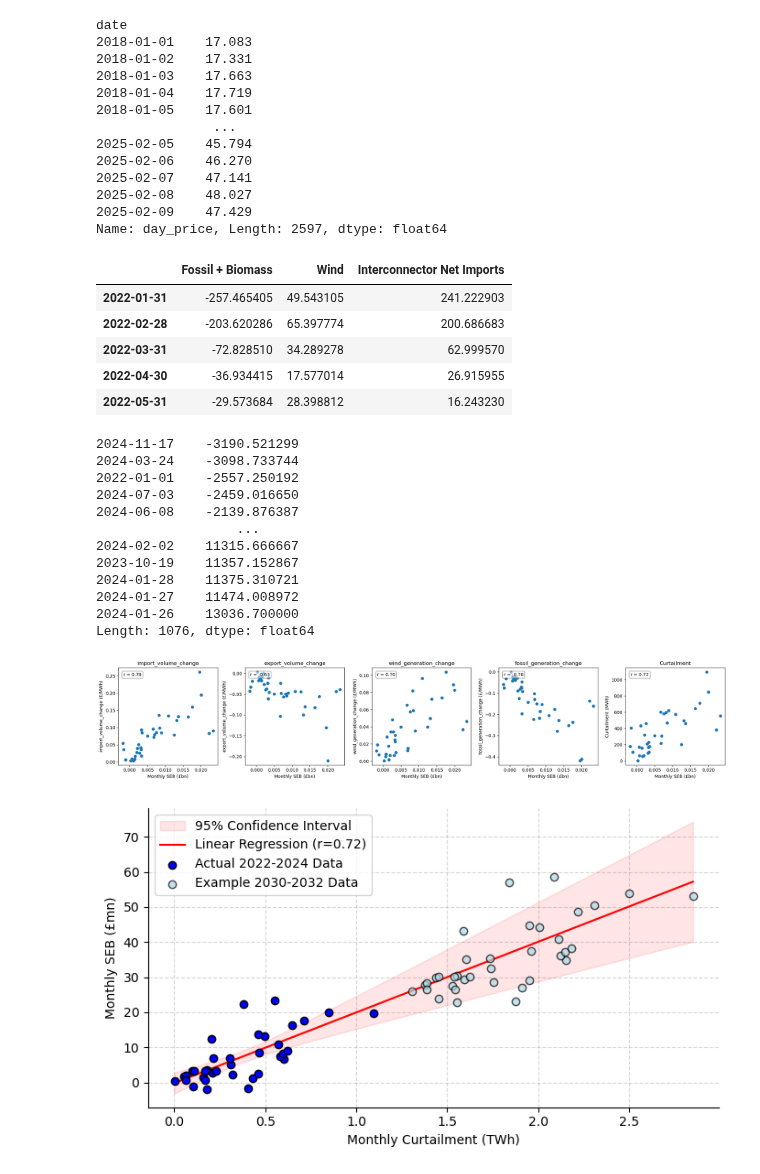
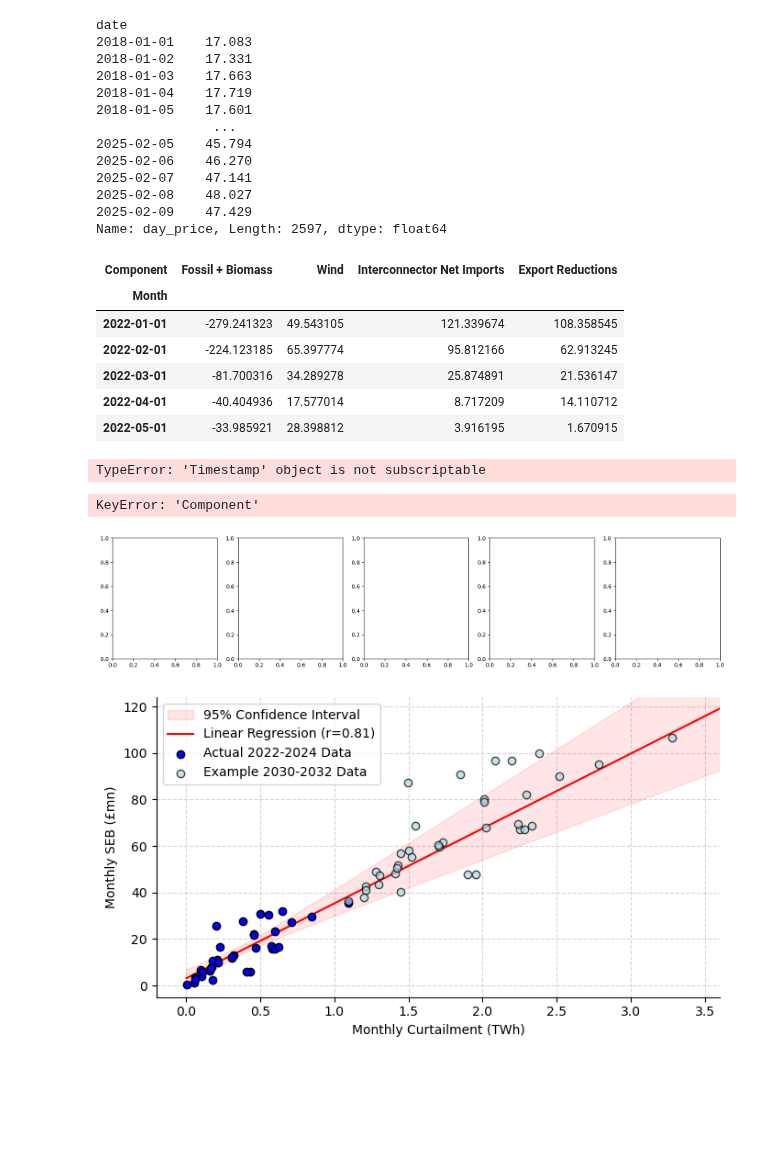
Before and after one commit to LukasFrankenQ/GBPower, a Jupyter notebook: notebooks/get_total_results.ipynb, the cells around one changed output. Cells and saved outputs as stored; diff of their text form; code cells hidden in the pictures; blank space fills up the shorter version.

Commit message:
added marginal cost tracking

```diff
--- a/notebooks/get_total_results.ipynb
+++ b/notebooks/get_total_results.ipynb
@@ -1167,7 +1161,7 @@ thermal_costs.head()
 # %%
 def get_balancing_cost(day, energy_volume, balancing_actions, thermal_costs):
     """
-    Calculate the balancing cost for a given day and energy volume.
+    Calculate the dispatch cost for a given day and energy volume.
 
     Parameters:
     -----------
@@ -1969,12 +1963,13 @@ Name: day_price, Length: 2597, dtype: float64
 # %%
 dispatch_df.head()
 # %% [output]
-|  | Fossil + Biomass | Wind | Interconnector Net Imports |
-| 2022-01-31 | -257.465405 | 49.543105 | 241.222903 |
-| 2022-02-28 | -203.620286 | 65.397774 | 200.686683 |
-| 2022-03-31 | -72.828510 | 34.289278 | 62.999570 |
-| 2022-04-30 | -36.934415 | 17.577014 | 26.915955 |
-| 2022-05-31 | -29.573684 | 28.398812 | 16.243230 |
+| Component | Fossil + Biomass | Wind | Interconnector Net Imports | Export Reductions |
+| Month |  |  |  |  |
+| 2022-01-01 | -279.241323 | 49.543105 | 121.339674 | 108.358545 |
+| 2022-02-01 | -224.123185 | 65.397774 | 95.812166 | 62.913245 |
+| 2022-03-01 | -81.700316 | 34.289278 | 25.874891 | 21.536147 |
+| 2022-04-01 | -40.404936 | 17.577014 | 8.717209 | 14.110712 |
+| 2022-05-01 | -33.985921 | 28.398812 | 3.916195 | 1.670915 |
 # %%
 wind = get_units('wind')
 
@@ -1985,18 +1980,7 @@ dispatch_zonal = dispatch.loc[idx[wind, 'zonal', 'redispatch']].sum()
 winddiff = dispatch_zonal - dispatch_national
 winddiff.sort_values()
 # %% [output]
-2024-11-17    -3190.521299
-2024-03-24    -3098.733744
-2022-01-01    -2557.250192
-2024-07-03    -2459.016650
-2024-06-08    -2139.876387
-                  ...
-2024-02-02    11315.666667
-2023-10-19    11357.152867
-2024-01-28    11375.310721
-2024-01-27    11474.008972
-2024-01-26    13036.700000
-Length: 1076, dtype: float64
+TypeError: 'Timestamp' object is not subscriptable
 # %%
 mp = pd.read_csv(Path.cwd().parent / 'summaries' / 'marginal_prices_summary_flex.csv', index_col=[0], parse_dates=True, header=[0,1])
 # %%
@@ -2039,7 +2023,8 @@ axes[4].text(0.05, 0.95, f'r = {correlation:.2f}', transform=axes[4].transAxes,
 plt.tight_layout()
 plt.show()
 # %% [output]
+KeyError: 'Component'
-[figure, old version]
+[figure, new version]
 # %%
 import numpy as np
 import matplotlib.pyplot as plt
@@ -2070,49 +2055,60 @@ t_value = stats.t.ppf(0.975, n - 2)
 ci = t_value * se_slope
 
 # Get the full x range for the plot
-x_min, x_max = ax.get_xlim()
-x_full_range = np.linspace(x_min, x_max, 100)
+x_min, x_max = min(x), max(x)
+x_full_range = np.linspace(x_min, x_max * 5, 100)  # Extend range for projection
 
-# Create shifted data (scaled on both x and y axes)
-x_mean = np.mean(x)
-y_mean = np.mean(y)
-x_shifted = (x - x_mean) * np.sqrt(2) + (x_mean * 5)  # Shift mean 5x to the right, multiply variance by 2
-y_shifted = (y - y_mean) * np.sqrt(2) + (y_mean * 5)  # Also scale y values similarly
+# Create projected data by shifting original points to the right
+# Shift x values by 5 times the mean of original x values
+x_projected = x + (5 * mean_x)
+# Increase spread by scaling the deviations from the mean by 2
+x_projected = mean_x * 5 + (x - mean_x) * 2
+
+# For y-axis, apply similar transformation but scaled by the slope
+mean_y = np.mean(y)
+std_y = np.std(y)
+# Scale the shift and spread factors by the slope to maintain the relationship
+y_projected = y + (5 * mean_x * slope)  # Shift by equivalent amount on y-axis
+# Increase spread proportionally to maintain relationship with x
+y_projected = mean_y + (5 * mean_x * slope) + (y - mean_y) * 2 - 8
 
 # Calculate confidence bands across the full range
-x_full_range = np.linspace(x_min, x_shifted.max(), 1000)  # Increased number of points for smoother curve
 y_upper = intercept + slope * x_full_range + t_value * se * np.sqrt(1/n + (x_full_range - mean_x)**2 / ss_x)
 y_lower = intercept + slope * x_full_range - t_value * se * np.sqrt(1/n + (x_full_range - mean_x)**2 / ss_x)
 
 # Create x values for regression line
-x_line = np.linspace(x_min, x_shifted.max(), 100)
+x_line = np.linspace(x_min, max(x_projected) * 1.1, 100)
 y_line = slope * x_line + intercept
 
 # Plot confidence bands and regression line first (so they appear below the points)
 ax.fill_between(x_full_range, y_lower, y_upper, color='red', alpha=0.1, label='95% Confidence Interval')
 ax.plot(x_line, y_line, color='red', label=f'Linear Regression (r={r_value:.2f})')
 
 # Plot the original scatter points with distinct black edges
 ax.scatter(x, y, color='blue', edgecolor='black', linewidth=1, label='Actual 2022-2024 Data', zorder=10)
 
-# Plot shifted data with distinct black edges
-ax.scatter(x_shifted, y_shifted, color='lightblue', edgecolor='black', linewidth=1, alpha=0.7, label='Example 2030-2032 Data', zorder=10)
+# Plot projected data with distinct black edges
+ax.scatter(x_projected, y_projected, color='lightblue', edgecolor='black', linewidth=1, alpha=0.7,
+           label='Example 2030-2032 Data', zorder=10)
 
 # Add labels and legend
 ax.set_xlabel('Monthly Curtailment (TWh)')
 ax.set_ylabel('Monthly SEB (£mn)')
 # ax.set_title('Relationship Between Monthly SEB and Curtailment')
 ax.legend()
 
 ax.spines['top'].set_visible(False)
 ax.spines['right'].set_visible(False)
 
 ax.grid(True, linestyle='--', alpha=0.5)
 ax.set_axisbelow(True)
 
 plt.tight_layout()
 
+ax.set_xlim(-0.2, 3.6)
+ax.set_ylim(-5, 124)
+
 plt.savefig('curtailment_seb_projections.pdf', bbox_inches='tight')
 plt.show()
 # %% [output]
-[figure, old version]
+[figure, new version]
```
Also changed, not shown: parts of 5 cells of this notebook, 3 other files.
